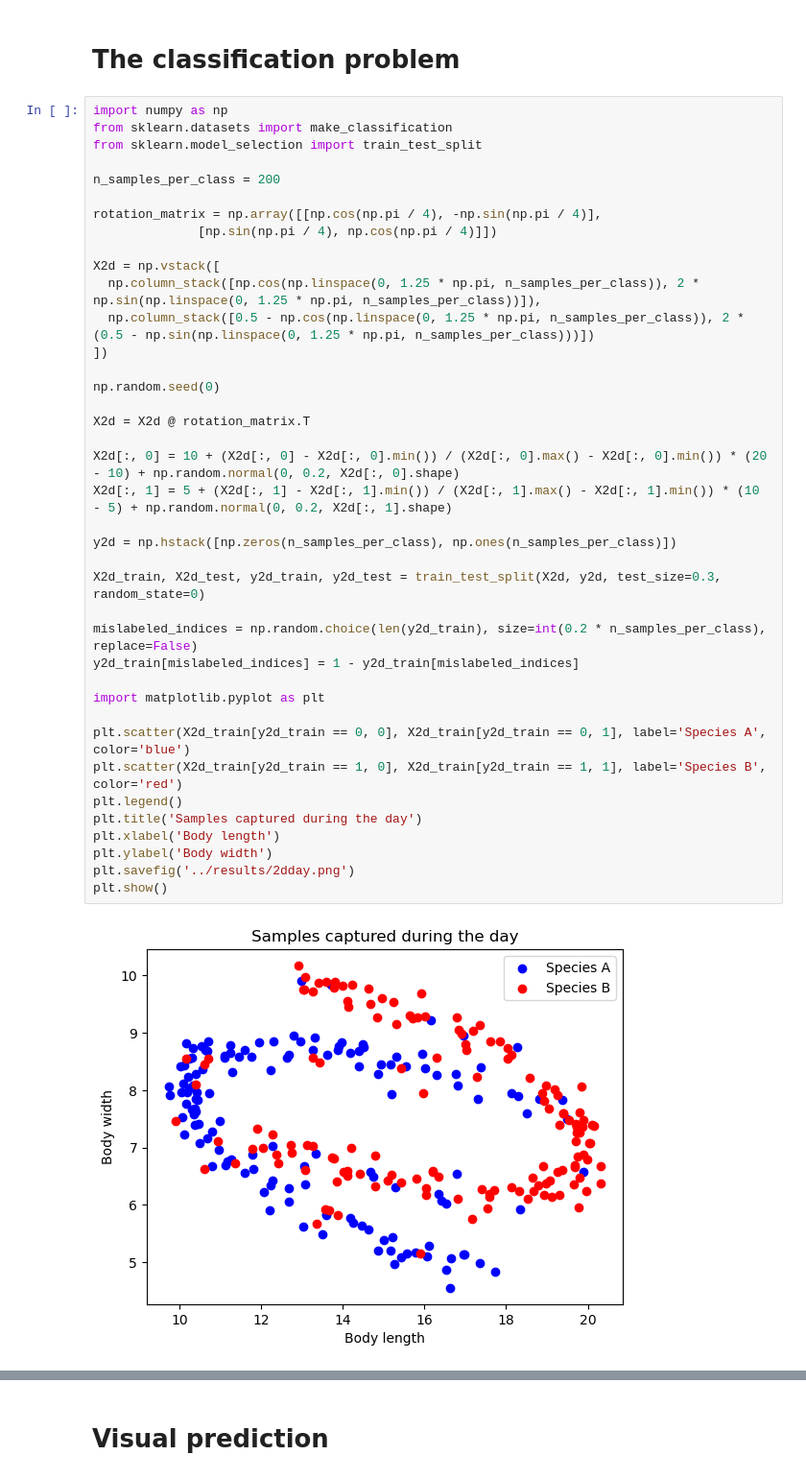
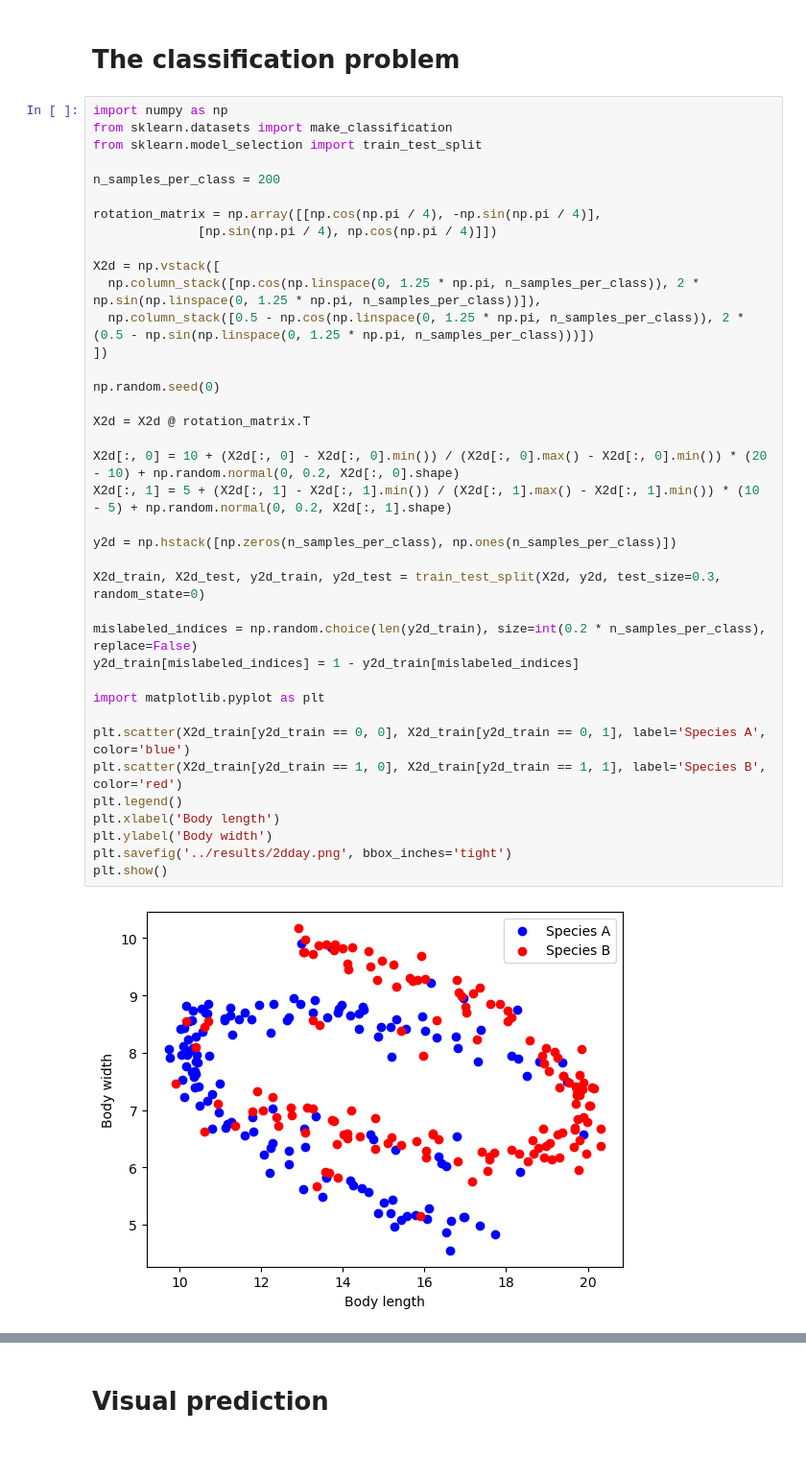
Before and after one commit to eduardo-ufmg/EAP, a Jupyter notebook: presentation/code/knn.ipynb, the cells around one changed output, grey strips where cells are left out. Shown at 96% size. Cells and saved outputs as stored; diff of their text form; blank space fills up the shorter version.

```diff
--- a/presentation/code/knn.ipynb
+++ b/presentation/code/knn.ipynb
@@ -11,35 +11,34 @@ rotation_matrix = np.array([[np.cos(np.pi / 4), -np.sin(np.pi / 4)],
               [np.sin(np.pi / 4), np.cos(np.pi / 4)]])
 
 X2d = np.vstack([
   np.column_stack([np.cos(np.linspace(0, 1.25 * np.pi, n_samples_per_class)), 2 * np.sin(np.linspace(0, 1.25 * np.pi, n_samples_per_class))]),
   np.column_stack([0.5 - np.cos(np.linspace(0, 1.25 * np.pi, n_samples_per_class)), 2 * (0.5 - np.sin(np.linspace(0, 1.25 * np.pi, n_samples_per_class)))])
 ])
 
 np.random.seed(0)
 
 X2d = X2d @ rotation_matrix.T
 
 X2d[:, 0] = 10 + (X2d[:, 0] - X2d[:, 0].min()) / (X2d[:, 0].max() - X2d[:, 0].min()) * (20 - 10) + np.random.normal(0, 0.2, X2d[:, 0].shape)
 X2d[:, 1] = 5 + (X2d[:, 1] - X2d[:, 1].min()) / (X2d[:, 1].max() - X2d[:, 1].min()) * (10 - 5) + np.random.normal(0, 0.2, X2d[:, 1].shape)
 
 y2d = np.hstack([np.zeros(n_samples_per_class), np.ones(n_samples_per_class)])
 
 X2d_train, X2d_test, y2d_train, y2d_test = train_test_split(X2d, y2d, test_size=0.3, random_state=0)
 
 mislabeled_indices = np.random.choice(len(y2d_train), size=int(0.2 * n_samples_per_class), replace=False)
 y2d_train[mislabeled_indices] = 1 - y2d_train[mislabeled_indices]
 
 import matplotlib.pyplot as plt
 
 plt.scatter(X2d_train[y2d_train == 0, 0], X2d_train[y2d_train == 0, 1], label='Species A', color='blue')
 plt.scatter(X2d_train[y2d_train == 1, 0], X2d_train[y2d_train == 1, 1], label='Species B', color='red')
 plt.legend()
-plt.title('Samples captured during the day')
 plt.xlabel('Body length')
 plt.ylabel('Body width')
-plt.savefig('../results/2dday.png')
+plt.savefig('../results/2dday.png', bbox_inches='tight')
 plt.show()
 # %% [output]
-[figure, old version]
+[figure, new version]
 # %%
 plt.scatter(X2d_test[:, 0], X2d_test[:, 1], c='lime', marker='d')
```
Also changed, not shown: parts of 11 cells of this notebook, 11 other files.
